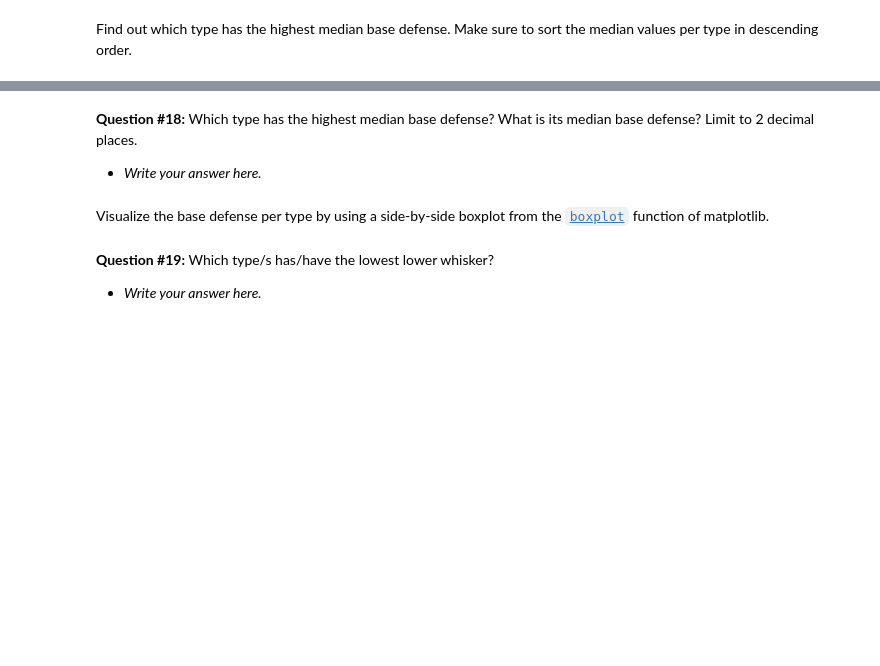
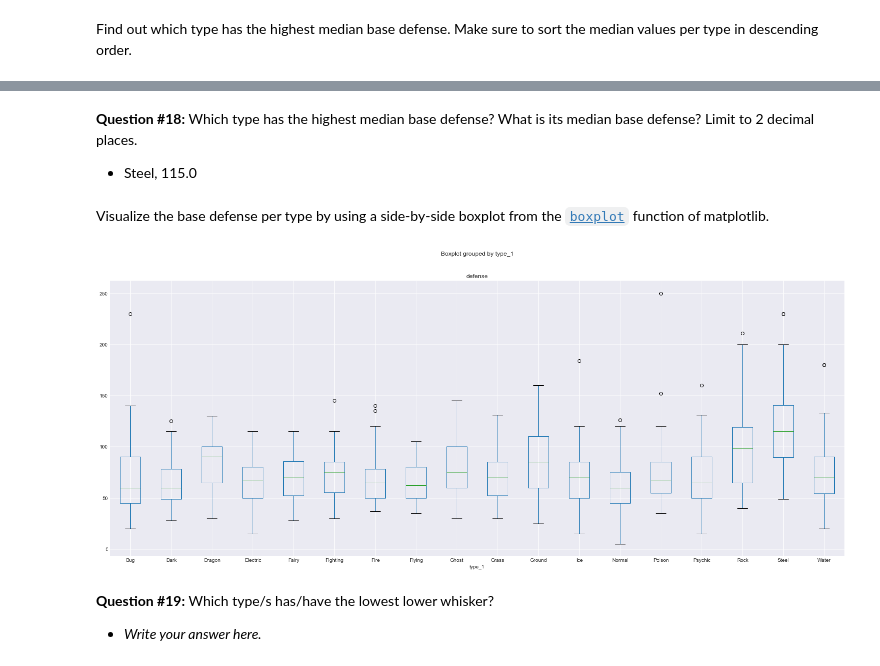
Before and after one commit to Revkxd/CSMODEL-Notebooks, a Jupyter notebook: 4 - Exploring Pokemon Data/4 - Exploring Pokemon Data.ipynb, the cells around one changed output, grey strips where cells are left out. Drawn from its saved outputs; the diff is of its cells as text; code cells hidden in the pictures; blank space fills up the shorter version.

```diff
--- a/4 - Exploring Pokemon Data/4 - Exploring Pokemon Data.ipynb
+++ b/4 - Exploring Pokemon Data/4 - Exploring Pokemon Data.ipynb
@@ -581,10 +625,13 @@ Find out which type has the highest median base defense. Make sure to sort the m
 # %% [markdown]
 **Question #18:** Which type has the highest median base defense? What is its median base defense? Limit to 2 decimal places.
-- *Write your answer here.*
+- Steel, 115.0
 # %% [markdown]
 Visualize the base defense per type by using a side-by-side boxplot from the [`boxplot`](https://pandas.pydata.org/pandas-docs/stable/reference/api/pandas.DataFrame.boxplot.html) function of matplotlib.
 # %%
 # Write your code here
+boxplot_def = pokemon_df.boxplot("defense", by="type_1", figsize=(25,10))
+# %% [output]
+[figure, added]
 # %% [markdown]
 **Question #19:** Which type/s has/have the lowest lower whisker?
 - *Write your answer here.*
```
Also changed, not shown: parts of 9 cells of this notebook.
